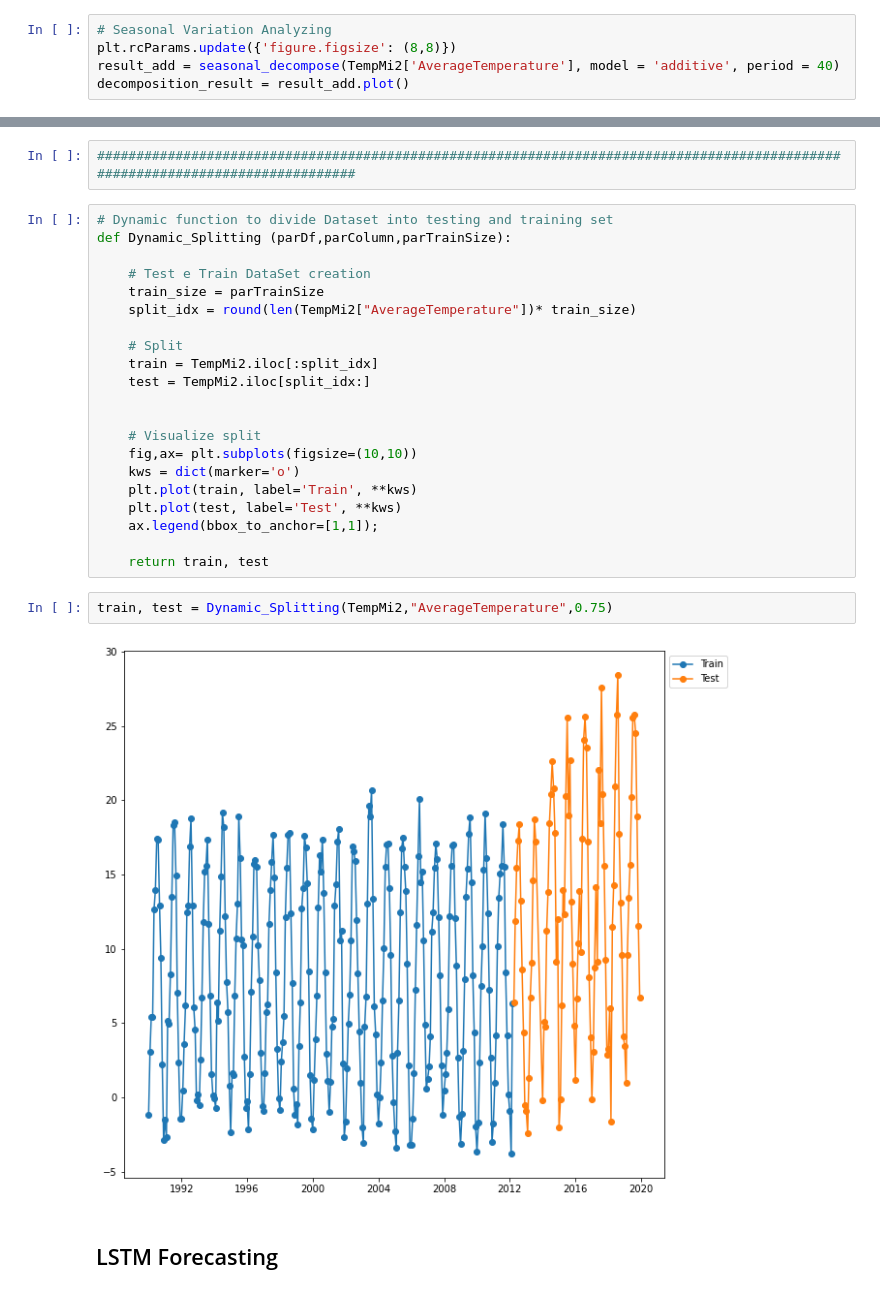
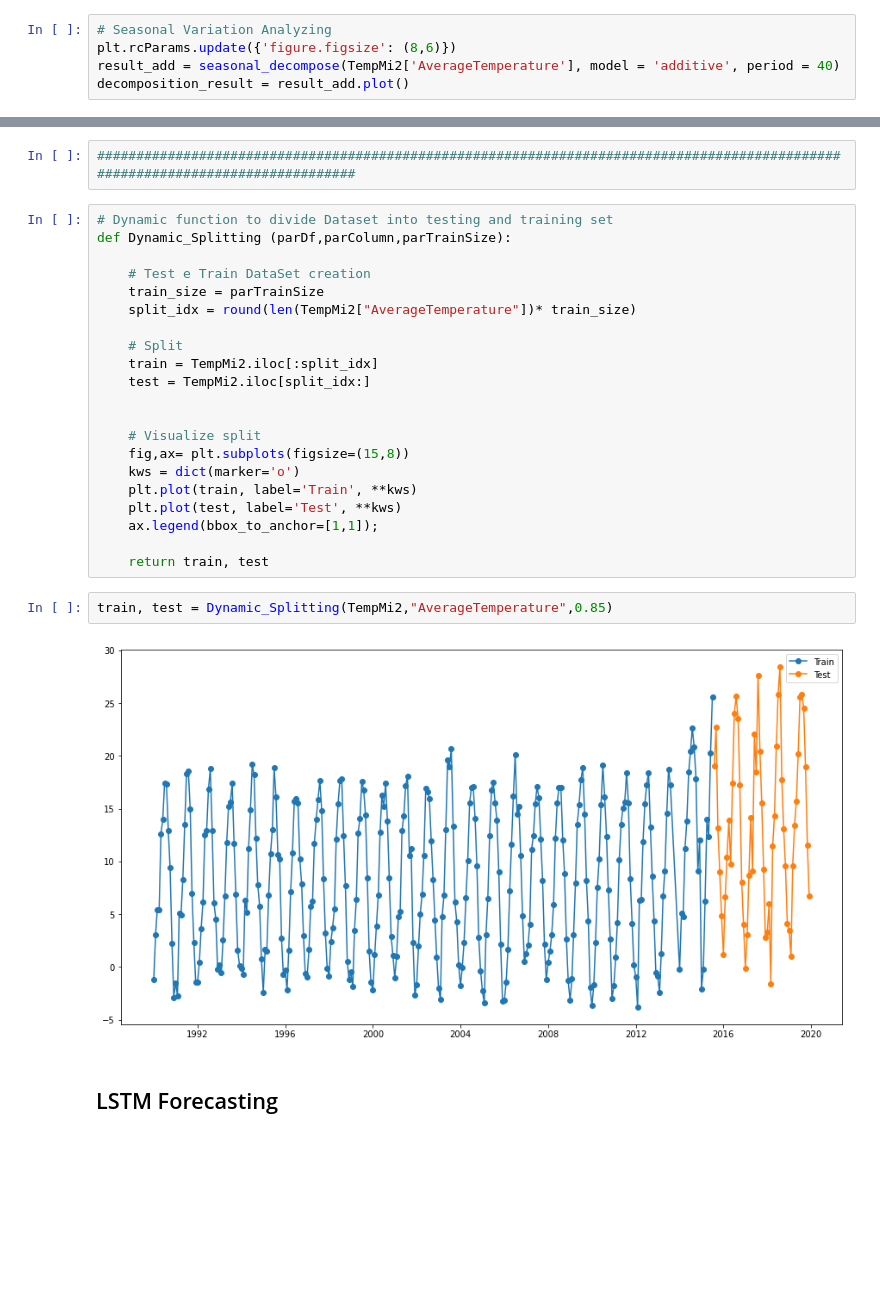
Before and after one commit to DaddCagnez/Data-Science-3, a Jupyter notebook: Time Series Milano.ipynb, the cells around one changed output, grey strips where cells are left out. Drawn from its saved outputs; the diff is of its cells as text; blank space fills up the shorter version.

```diff
--- a/Time Series Milano.ipynb
+++ b/Time Series Milano.ipynb
@@ -179,7 +179,7 @@ Seasonality in time-series data refers to a pattern that occurs at a regular int
 ### Additive Seasonal Decompose
 # %%
 # Seasonal Variation Analyzing
-plt.rcParams.update({'figure.figsize': (8,8)})
+plt.rcParams.update({'figure.figsize': (8,6)})
 result_add = seasonal_decompose(TempMi2['AverageTemperature'], model = 'additive', period = 40)
 decomposition_result = result_add.plot()
 # %% [output]
@@ -351,7 +352,7 @@ def Dynamic_Splitting (parDf,parColumn,parTrainSize):
 
 
     # Visualize split
-    fig,ax= plt.subplots(figsize=(10,10))
+    fig,ax= plt.subplots(figsize=(15,8))
     kws = dict(marker='o')
     plt.plot(train, label='Train', **kws)
     plt.plot(test, label='Test', **kws)
@@ -359,9 +360,9 @@ def Dynamic_Splitting (parDf,parColumn,parTrainSize):
 
     return train, test
 # %%
-train, test = Dynamic_Splitting(TempMi2,"AverageTemperature",0.75)
+train, test = Dynamic_Splitting(TempMi2,"AverageTemperature",0.85)
 # %% [output]
-[figure, old version]
+[figure, new version]
 # %% [markdown]
 ## LSTM Forecasting
 # %% [markdown]
```
Also changed, not shown: parts of 20 cells of this notebook, 2 other files.
